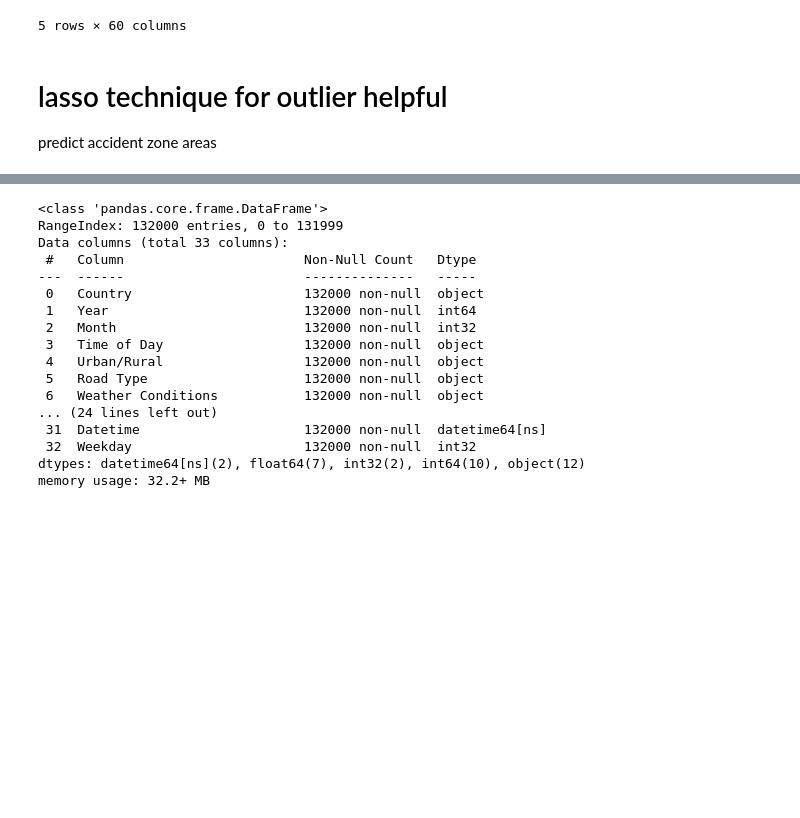
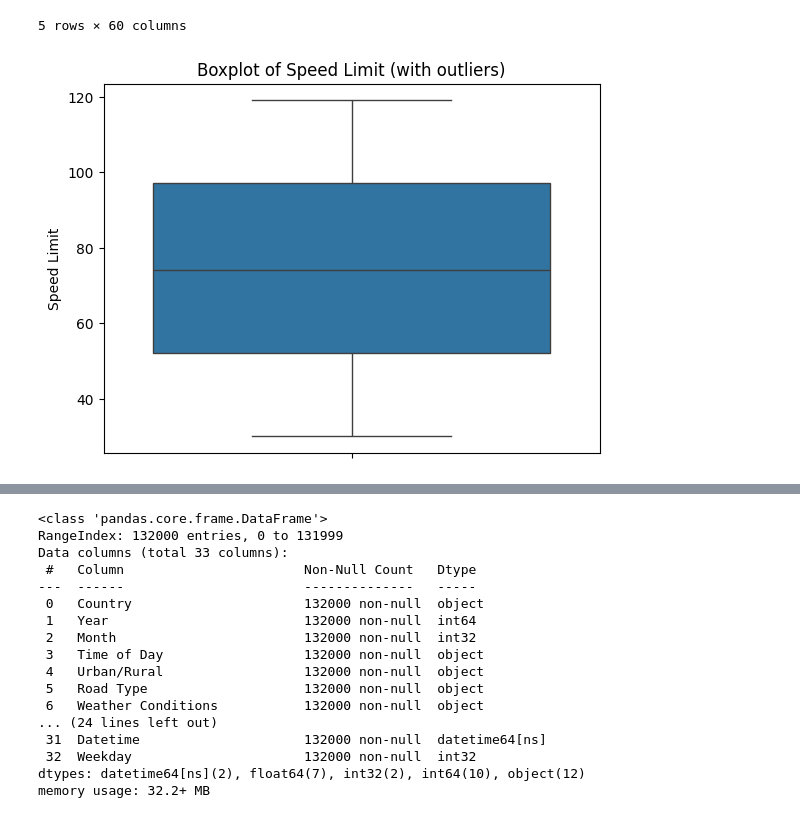
Before and after one commit to AkashSinghfeb21/RoadAccidentAnalysis, a Jupyter notebook: demo.ipynb, the cells around one changed output, grey strips where cells are left out. Cells and saved outputs as stored; diff of their text form; code cells hidden in the pictures; blank space fills up the shorter version.

```diff
--- a/demo.ipynb
+++ b/demo.ipynb
@@ -255,20 +239,3 @@ df_encoded.head()
 | 3 | 2017 | 5 | 489.384536 | 2 | 78 | 18-25 | ... |
 | 4 | 2002 | 7 | 348.344850 | 1 | 98 | 41-60 | ... |
 5 rows × 60 columns
-# %%
-#2 handling outliers
-import numpy as np
-
-num_cols = ['Visibility Level', 'Traffic Volume', 'Medical Cost', 'Economic Loss']
-
-for col in num_cols:
-    z_scores = (df[col] - df[col].mean()) / df[col].std()
-    df = df[np.abs(z_scores) < 3]  # Keep only values within 3 std
-# %%
-for col in num_cols:
-    Q1 = df[col].quantile(0.25)
-    Q3 = df[col].quantile(0.75)
-    IQR = Q3 - Q1
-    lower = Q1 - 1.5 * IQR
-    upper = Q3 + 1.5 * IQR
-    df = df[(df[col] >= lower) & (df[col] <= upper)]
@@ -283,3 +242,16 @@ for col in num_cols:
-# %% [markdown]
-# lasso technique for outlier helpful
-predict accident zone areas
+# %%
+# 1. Identify numeric columns for outlier detection
+
+# We don’t check categorical columns like Country, Road Type, Accident Cause. Focus on continuous numeric features:
+
+#  ["Visibility Level", "Speed Limit", "Driver Alcohol Level",
+#                 "Traffic Volume", "Medical Cost", "Economic Loss", "Population Density"]
+
+import seaborn as sns
+import matplotlib.pyplot as plt
+
+sns.boxplot(y=df['Speed Limit'])
+plt.title('Boxplot of Speed Limit (with outliers)')
+plt.show()
+# %% [output]
+[figure, added]
```
Also changed, not shown: parts of 16 cells of this notebook.
